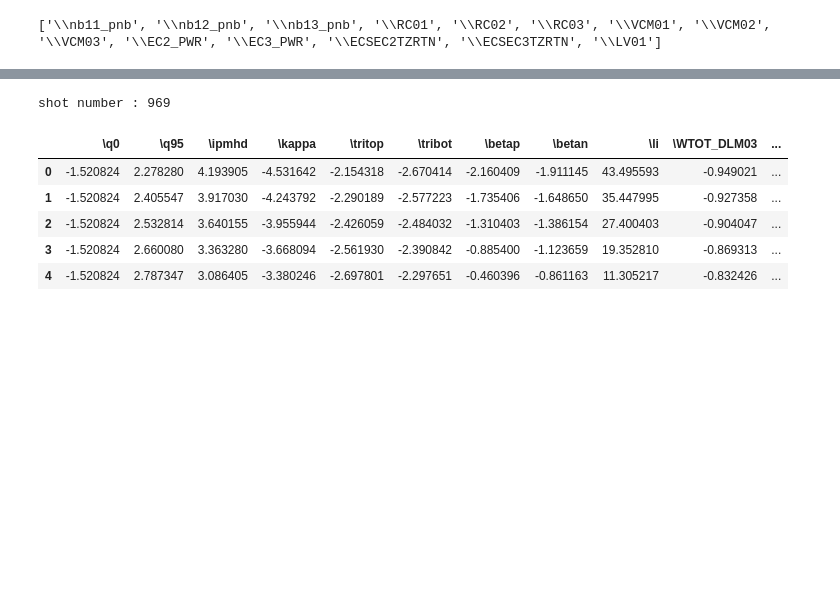
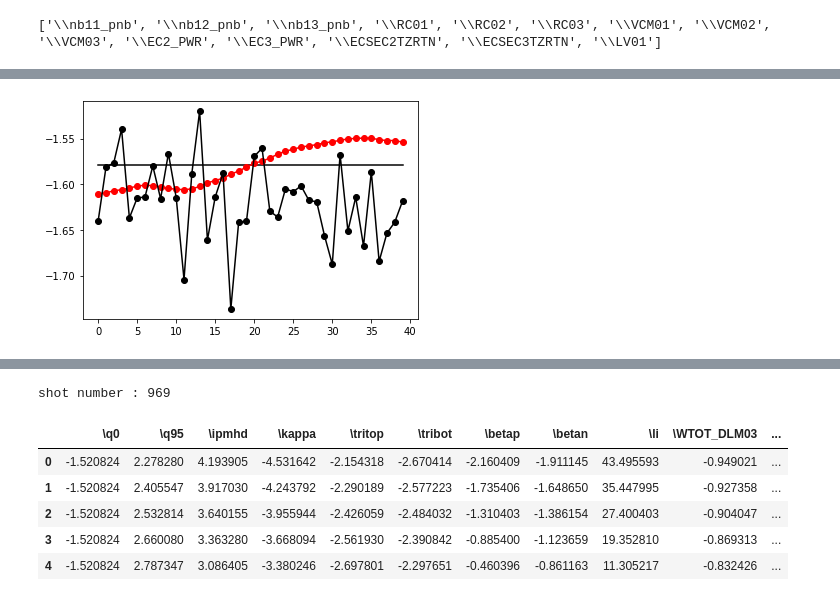
Before and after one commit to ZINZINBIN/Tokamak-Plasma-Operation-Control-based-on-RL, a Jupyter notebook: EDA.ipynb, the cells around one changed output, grey strips where cells are left out. Drawn from its saved outputs; the diff is of its cells as text; code cells hidden in the pictures; blank space fills up the shorter version.

```diff
--- a/EDA.ipynb
+++ b/EDA.ipynb
@@ -259,0 +357,13 @@ axes[2].legend()
+# %%
+sample_target_0D_mean = sample_target_0D.mean(axis = 1).repeat(1,sample_target_0D.size()[1],1)
+sample_target_0D_res = sample_target_0D - sample_target_0D_mean
+
+target_q_mean = sample_target_0D_mean[:,:,0].numpy().reshape(-1,)
+target_q_res = sample_target_0D_res[:,:,0].numpy().reshape(-1,)
+
+plt.plot(target_q_mean, 'k-', label = 'target-mean')
+plt.plot(target_q, 'ro-', label = 'target')
+plt.plot(pred_q, 'ko-', label = 'pred')
+plt.show()
+# %% [output]
+[figure, added]
```
Also changed, not shown: parts of 17 cells of this notebook, 35 other files.
